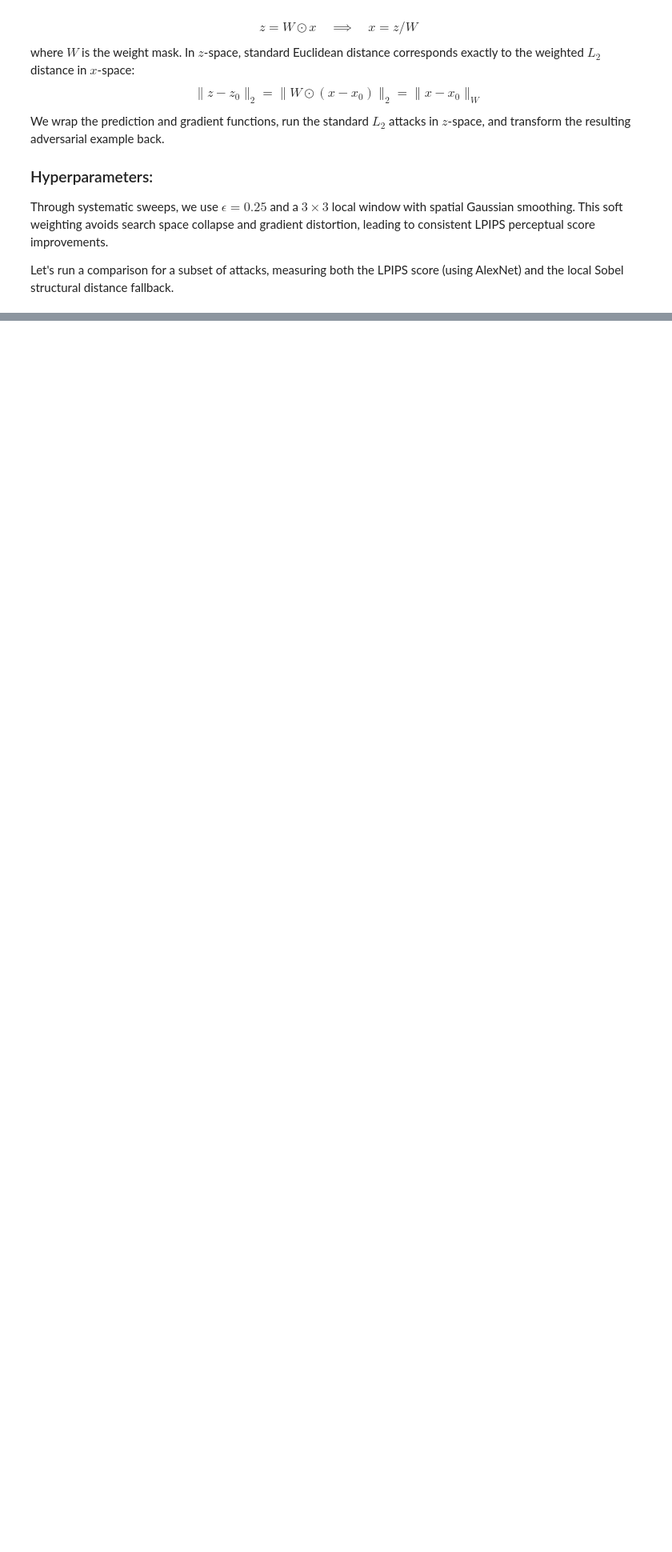
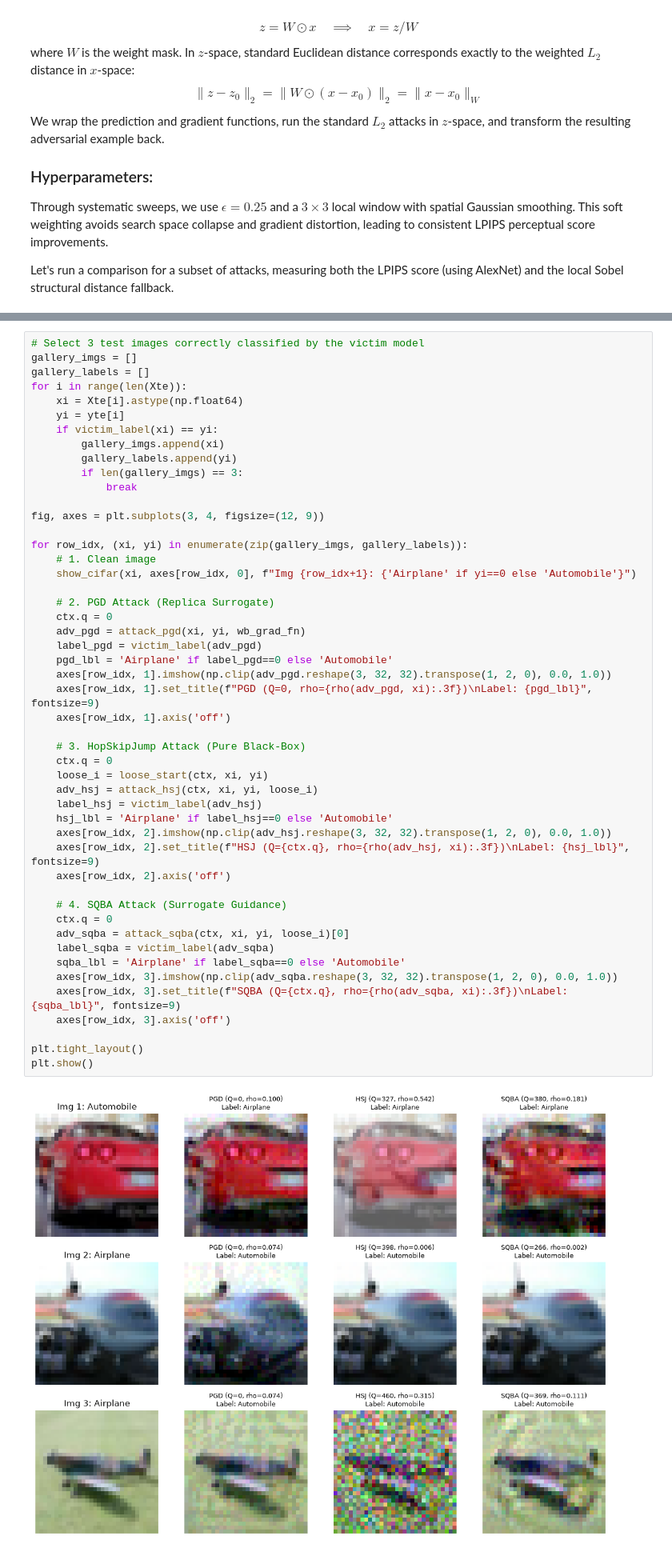
Before and after one commit to xancatos/blackbox, a Jupyter notebook: lineage_tutorial.ipynb, the cells around one changed output, grey strips where cells are left out. Shown at 80% size. Cells and saved outputs as stored; diff of their text form; blank space fills up the shorter version.

```diff
--- a/lineage_tutorial.ipynb
+++ b/lineage_tutorial.ipynb
@@ -985,0 +998,51 @@ sqba         rho (L2)            0.181          0.185          -2.2%
+# %%
+# Select 3 test images correctly classified by the victim model
+gallery_imgs = []
+gallery_labels = []
+for i in range(len(Xte)):
+    xi = Xte[i].astype(np.float64)
+    yi = yte[i]
+    if victim_label(xi) == yi:
+        gallery_imgs.append(xi)
+        gallery_labels.append(yi)
+        if len(gallery_imgs) == 3:
+            break
+
+fig, axes = plt.subplots(3, 4, figsize=(12, 9))
+
+for row_idx, (xi, yi) in enumerate(zip(gallery_imgs, gallery_labels)):
+    # 1. Clean image
+    show_cifar(xi, axes[row_idx, 0], f"Img {row_idx+1}: {'Airplane' if yi==0 else 'Automobile'}")
+
+    # 2. PGD Attack (Replica Surrogate)
+    ctx.q = 0
+    adv_pgd = attack_pgd(xi, yi, wb_grad_fn)
+    label_pgd = victim_label(adv_pgd)
+    pgd_lbl = 'Airplane' if label_pgd==0 else 'Automobile'
+    axes[row_idx, 1].imshow(np.clip(adv_pgd.reshape(3, 32, 32).transpose(1, 2, 0), 0.0, 1.0))
+    axes[row_idx, 1].set_title(f"PGD (Q=0, rho={rho(adv_pgd, xi):.3f})\nLabel: {pgd_lbl}", fontsize=9)
+    axes[row_idx, 1].axis('off')
+
+    # 3. HopSkipJump Attack (Pure Black-Box)
+    ctx.q = 0
+    loose_i = loose_start(ctx, xi, yi)
+    adv_hsj = attack_hsj(ctx, xi, yi, loose_i)
+    label_hsj = victim_label(adv_hsj)
+    hsj_lbl = 'Airplane' if label_hsj==0 else 'Automobile'
+    axes[row_idx, 2].imshow(np.clip(adv_hsj.reshape(3, 32, 32).transpose(1, 2, 0), 0.0, 1.0))
+    axes[row_idx, 2].set_title(f"HSJ (Q={ctx.q}, rho={rho(adv_hsj, xi):.3f})\nLabel: {hsj_lbl}", fontsize=9)
+    axes[row_idx, 2].axis('off')
+
+    # 4. SQBA Attack (Surrogate Guidance)
+    ctx.q = 0
+    adv_sqba = attack_sqba(ctx, xi, yi, loose_i)[0]
+    label_sqba = victim_label(adv_sqba)
+    sqba_lbl = 'Airplane' if label_sqba==0 else 'Automobile'
+    axes[row_idx, 3].imshow(np.clip(adv_sqba.reshape(3, 32, 32).transpose(1, 2, 0), 0.0, 1.0))
+    axes[row_idx, 3].set_title(f"SQBA (Q={ctx.q}, rho={rho(adv_sqba, xi):.3f})\nLabel: {sqba_lbl}", fontsize=9)
+    axes[row_idx, 3].axis('off')
+
+plt.tight_layout()
+plt.show()
+# %% [output]
+[figure, added]
```
Also changed, not shown: parts of 8 cells of this notebook.
